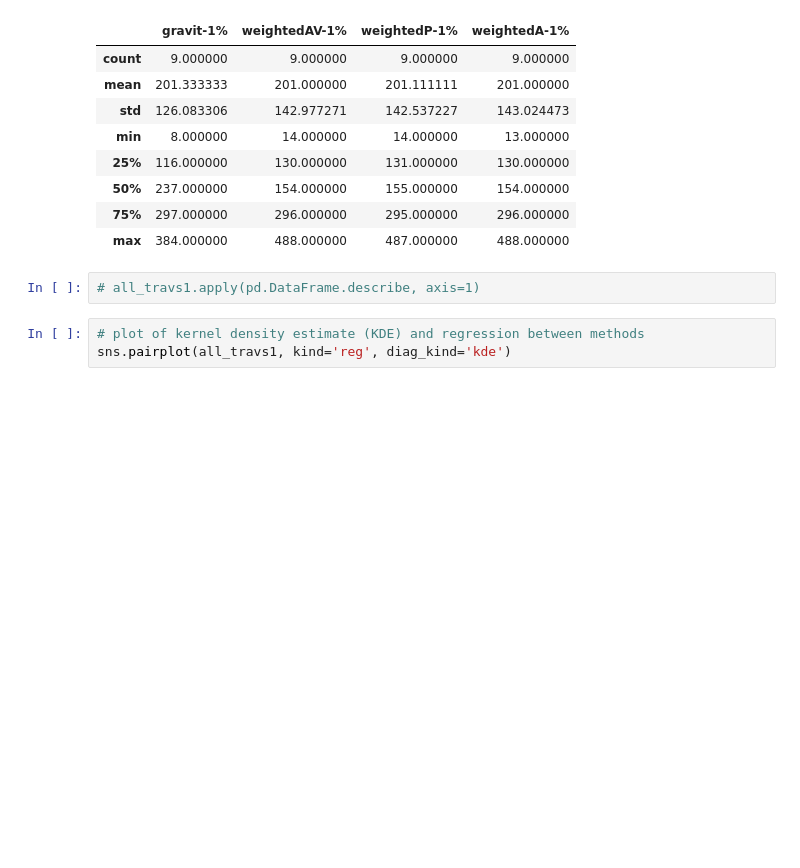
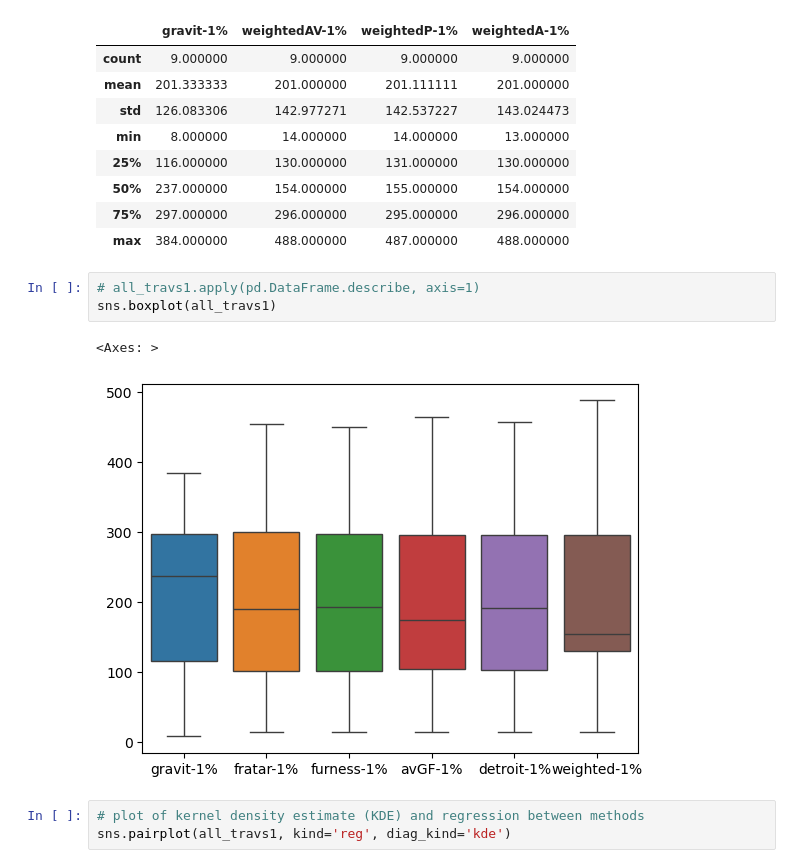
Before and after one commit to CristianColdea/transp_dem, a Jupyter notebook: transp_dem_stats.ipynb, the cells around one changed output. Saved outputs shown, nothing was run; the diff lists cells and outputs as text; blank space fills up the shorter version.

Commit message:
boxplots added

```diff
--- a/transp_dem_stats.ipynb
+++ b/transp_dem_stats.ipynb
@@ -175,6 +175,10 @@ wg_travs1.describe()
 | max | 384.000000 | 488.000000 | 487.000000 | 488.000000 |
 # %%
 # all_travs1.apply(pd.DataFrame.describe, axis=1)
+sns.boxplot(all_travs1)
+# %% [output]
+<Axes: >
+[figure, added]
 # %%
 # plot of kernel density estimate (KDE) and regression between methods
 sns.pairplot(all_travs1, kind='reg', diag_kind='kde')
```
Also changed, not shown: parts of 10 cells of this notebook.
